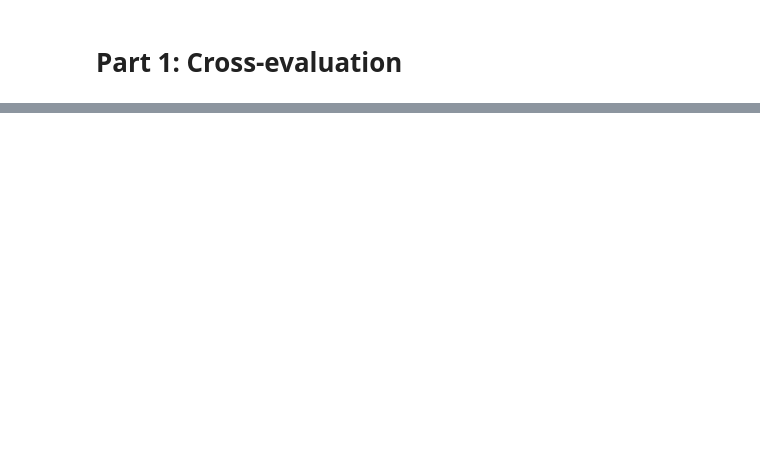
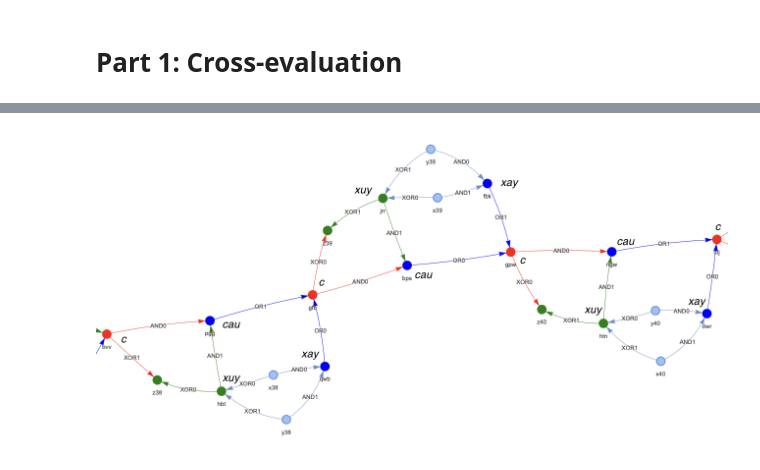
Before and after one commit to yunruse/advent-of-code, a Jupyter notebook: 2024/24.ipynb, the cells around one changed output, grey strips where cells are left out. Cells and saved outputs as stored; diff of their text form; code cells hidden in the pictures; blank space fills up the shorter version.

```diff
--- a/2024/24.ipynb
+++ b/2024/24.ipynb
@@ -36,0 +111,5 @@ int(''.join(str(evaluate(f'z{i:02d}')) for i in reversed(range(N))), 2)
+# %%
+from IPython.display import Image
+Image('24.png')
+# %% [output]
+[figure, added]
```
Also changed, not shown: parts of 19 cells of this notebook, 2 other files.
